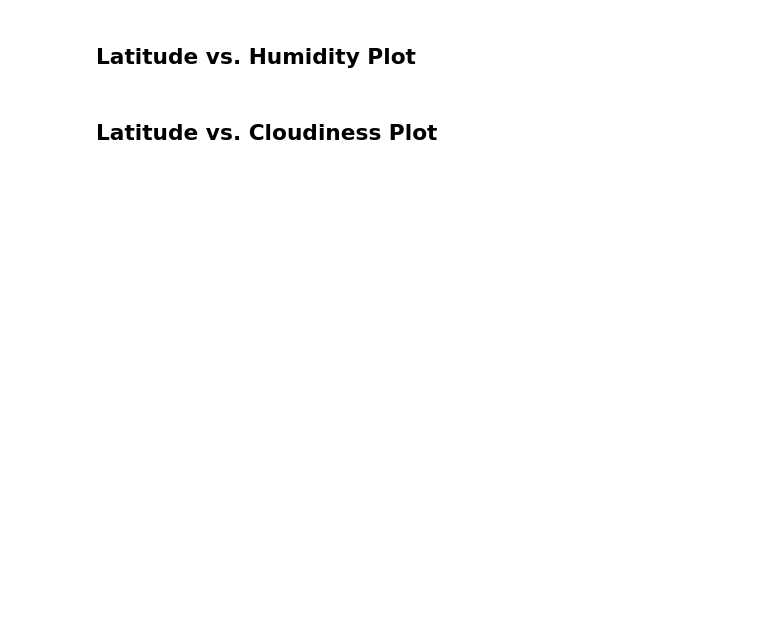
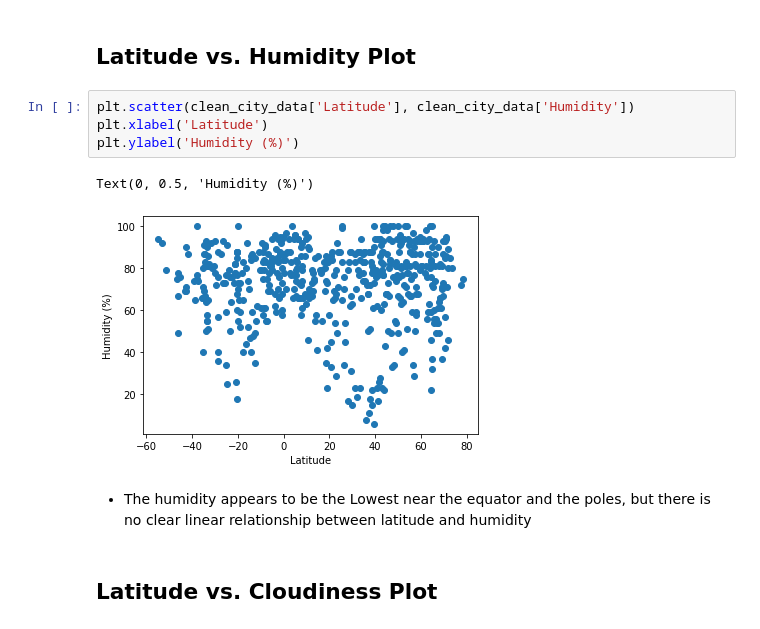
Before and after one commit to brainmagmo/Python-APIs, a Jupyter notebook: WeatherPy/WeatherPy.ipynb, the cells around one changed output. Saved outputs shown, nothing was run; the diff lists cells and outputs as text; blank space fills up the shorter version.

```diff
--- a/WeatherPy/WeatherPy.ipynb
+++ b/WeatherPy/WeatherPy.ipynb
@@ -246,4 +332,13 @@ def linRegPlot(x_values,y_values):
 # %% [markdown]
 ## Latitude vs. Humidity Plot
+# %%
+plt.scatter(clean_city_data['Latitude'], clean_city_data['Humidity'])
+plt.xlabel('Latitude')
+plt.ylabel('Humidity (%)')
+# %% [output]
+Text(0, 0.5, 'Humidity (%)')
+[figure, added]
+# %% [markdown]
+* The humidity appears to be the Lowest near the equator and the poles, but there is no clear linear relationship between latitude and humidity
 # %% [markdown]
 ## Latitude vs. Cloudiness Plot
```
Also changed, not shown: parts of 27 cells of this notebook, 2 other files.
